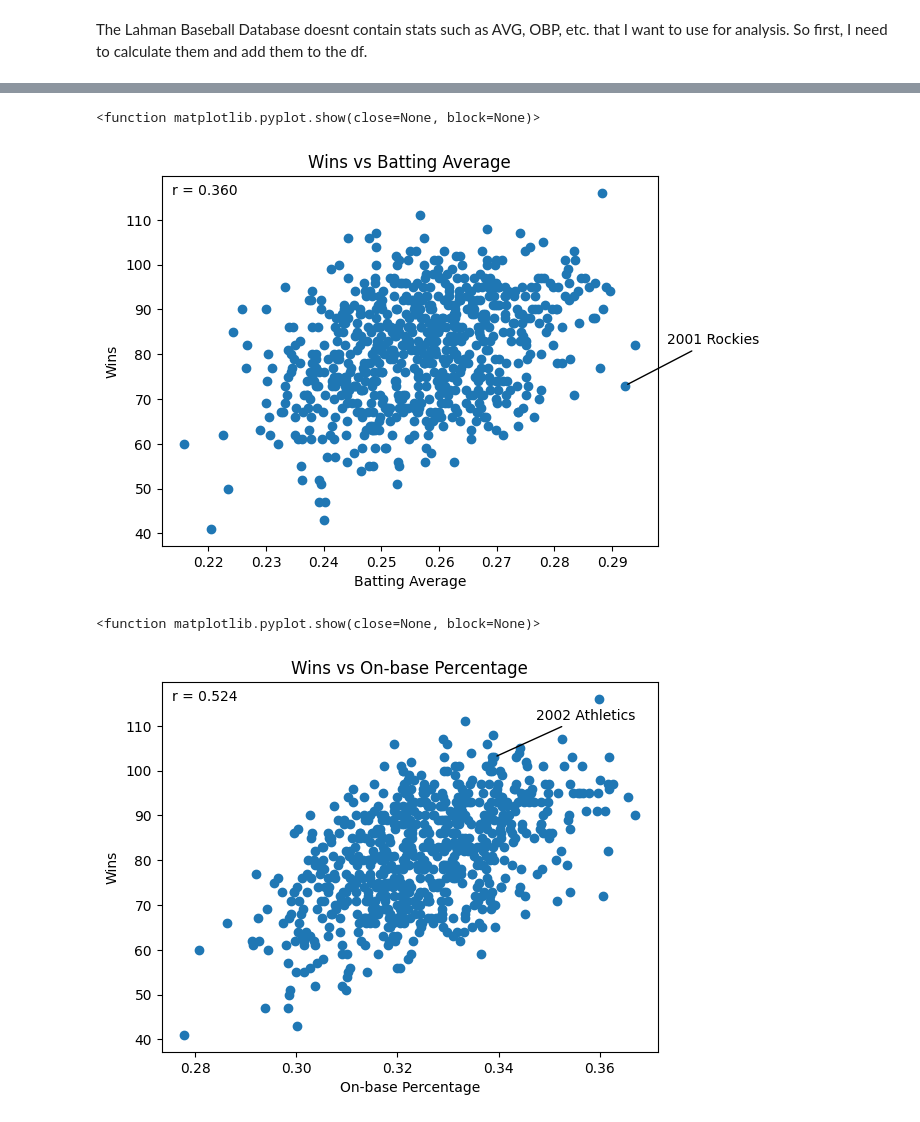
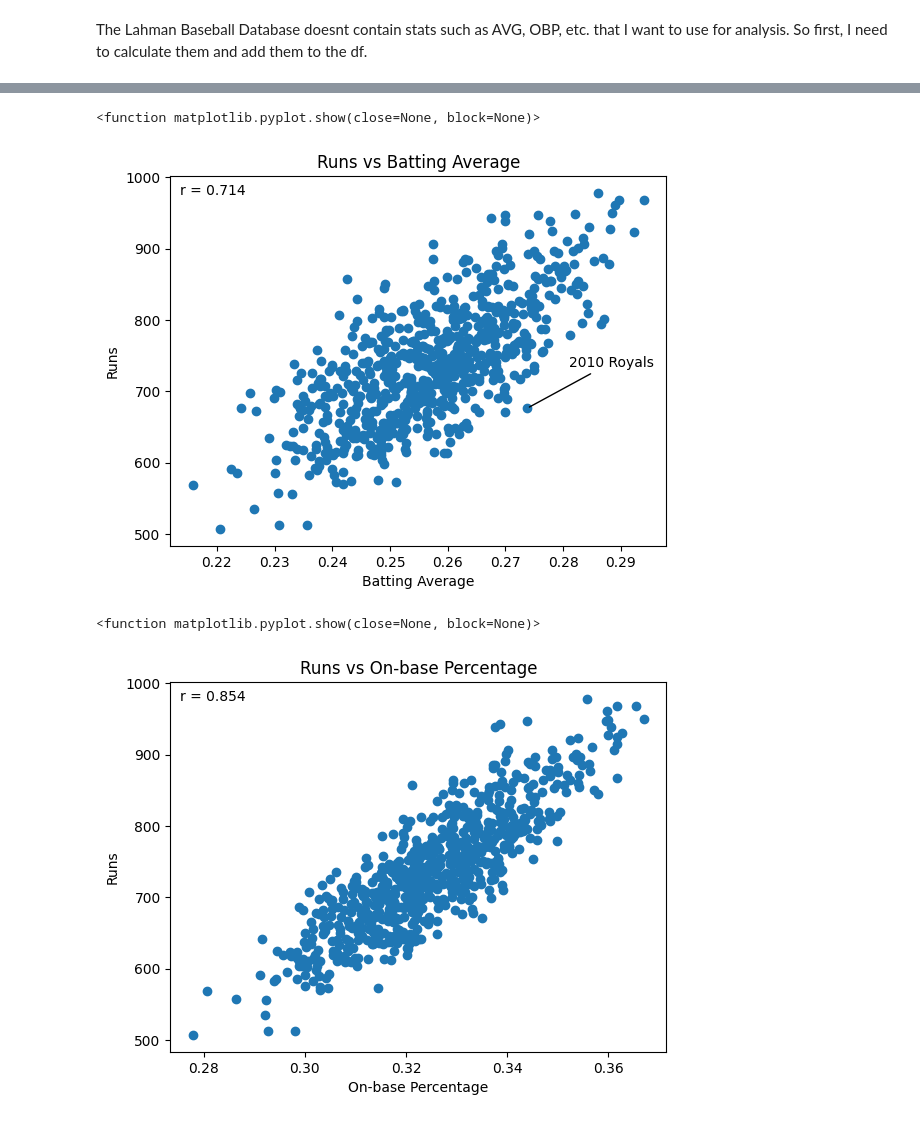
Before and after one commit to gabrieldesouza06/Is-Batting-Average-Overrated-, a Jupyter notebook: avg.ipynb, the cells around one changed output, grey strips where cells are left out. Drawn from its saved outputs; the diff is of its cells as text; code cells hidden in the pictures.

```diff
--- a/avg.ipynb
+++ b/avg.ipynb
@@ -55,7 +55,8 @@ df = df[[
     "BB",
     "SO",
     "SF",
-    "HBP"
+    "HBP",
+    "R"
 ]]
 
 
@@ -256,9 +264,6 @@ print(
 # %%
 # Some setup code for plot labels
 
-athletics = df[(df["yearID"] == 2002) & (df["name"] == "Oakland Athletics")]
-print(athletics)
-
-rockies = df[(df["yearID"] == 2001) & (df["name"] == "Colorado Rockies")]
-print(rockies)
+royals = df[(df["yearID"] == 2010) & (df["name"] == "Kansas City Royals")]
+print(royals)
 # %% [output]
@@ -285,51 +280,51 @@ print(rockies)
 # %%
-corr = df["AVG"].corr(df["W"])
+corr = df["AVG"].corr(df["R"])
 
-plt.scatter(df["AVG"], df["W"])
+plt.scatter(df["AVG"], df["R"])
 
 plt.text(
     0.02,
     0.95,
     f"r = {corr:.3f}",
     transform=plt.gca().transAxes
 )
 
 
 
 
 plt.annotate(
-    "2001 Rockies",
-    xy=(rockies["AVG"].iloc[0], rockies["W"].iloc[0]),   # point being labeled
+    "2010 Royals",
+    xy=(royals["AVG"].iloc[0], royals["R"].iloc[0]),   # point being labeled
     xytext=(30, 30),                                       # move label 30 pts right, 30 pts up
     textcoords="offset points",
     arrowprops=dict(
         arrowstyle="-",
         lw=1
     )
 )
 
 
 
 
 
 
 
 plt.xlabel("Batting Average")
-plt.ylabel("Wins")
-plt.title("Wins vs Batting Average")
+plt.ylabel("Runs")
+plt.title("Runs vs Batting Average")
 
 
-plt.savefig("wins_avg.png", dpi=300, bbox_inches="tight")
+plt.savefig("runs_avg.png", dpi=300, bbox_inches="tight")
 
 plt.show
 # %% [output]
 <function matplotlib.pyplot.show(close=None, block=None)>
-[figure, old version]
+[figure, new version]
 # %%
 
-corr = df["OBP"].corr(df["W"])
+corr = df["OBP"].corr(df["R"])
 
-plt.scatter(df["OBP"], df["W"])
+plt.scatter(df["OBP"], df["R"])
 
 plt.text(
     0.02,
@@ -339,31 +334,15 @@ plt.text(
 )
 
 
-plt.annotate(
-    "2002 Athletics",
-    xy=(athletics["OBP"].iloc[0], athletics["W"].iloc[0]),   # point being labeled
-    xytext=(30, 27),                                       # move label 30 pts right, 27 pts up
-    textcoords="offset points",
-    arrowprops=dict(
-        arrowstyle="-",
-        lw=1
-    )
-)
+plt.xlabel("On-base Percentage")
+plt.ylabel("Runs")
+plt.title("Runs vs On-base Percentage")
 
 
-
-
-
-
-plt.xlabel("On-base Percentage")
-plt.ylabel("Wins")
-plt.title("Wins vs On-base Percentage")
-
-
-plt.savefig("wins_obp.png", dpi=300, bbox_inches="tight")
+plt.savefig("runs_obp.png", dpi=300, bbox_inches="tight")
 
 plt.show
 # %% [output]
 <function matplotlib.pyplot.show(close=None, block=None)>
-[figure, old version]
+[figure, new version]
 # %%
```
Also changed, not shown: parts of 12 cells of this notebook, 17 other files.
